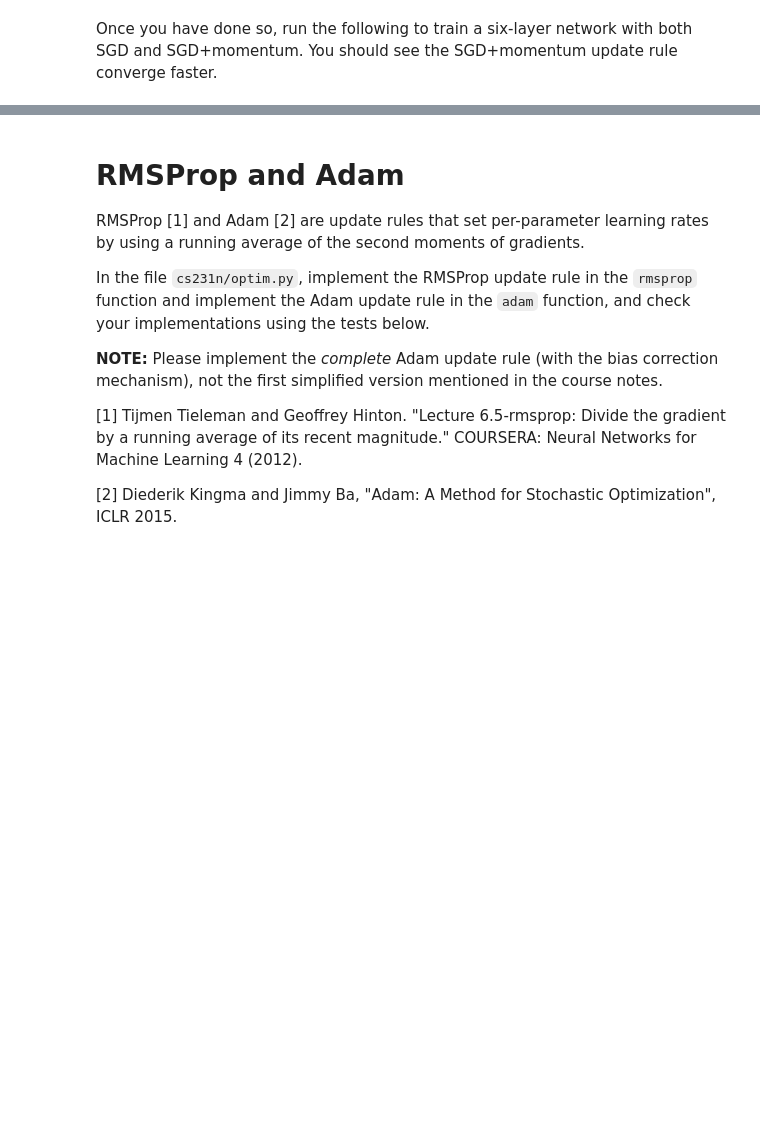
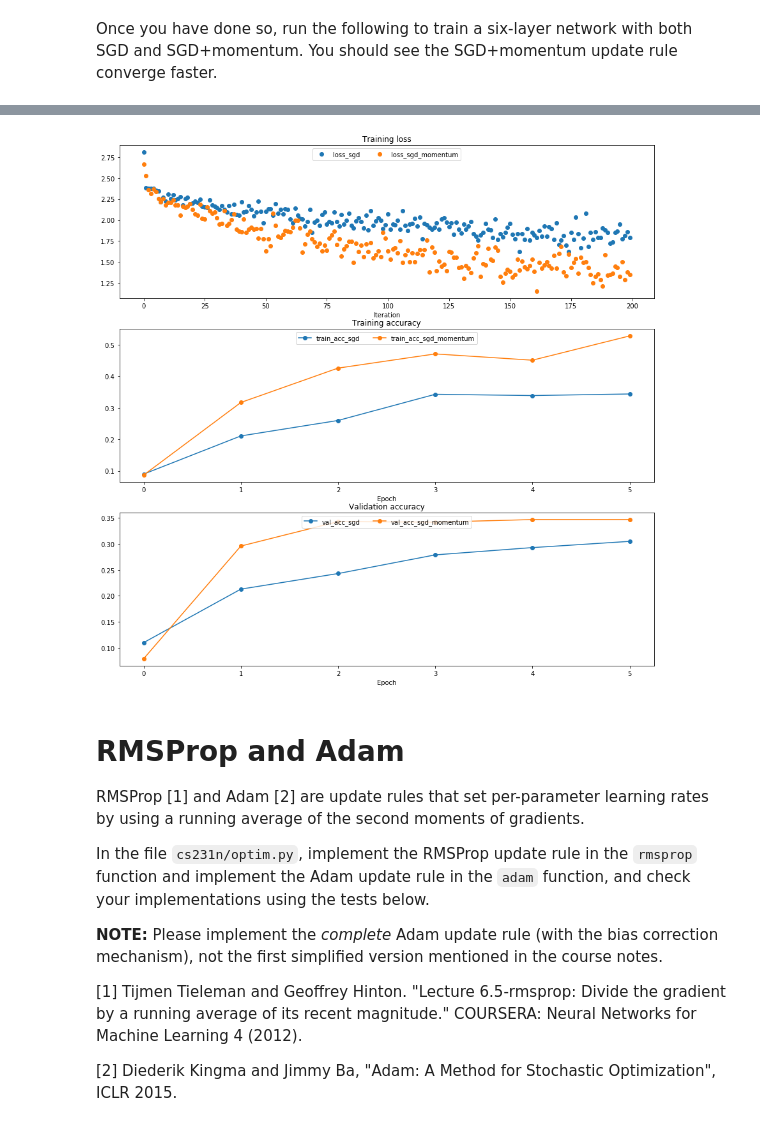
Before and after one commit to chriskhanhtran/CS231n-CV, a Jupyter notebook: assignment2/FullyConnectedNets.ipynb, the cells around one changed output, grey strips where cells are left out. Cells and saved outputs as stored; diff of their text form; code cells hidden in the pictures; blank space fills up the shorter version.

```diff
--- a/assignment2/FullyConnectedNets.ipynb
+++ b/assignment2/FullyConnectedNets.ipynb
@@ -481,30 +597,27 @@ for update_rule in ['sgd', 'sgd_momentum']:
   solver.train()
   print()
 
-plt.subplot(3, 1, 1)
+ax1 = plt.subplot(3, 1, 1)
 plt.title('Training loss')
 plt.xlabel('Iteration')
 
-plt.subplot(3, 1, 2)
+ax2 = plt.subplot(3, 1, 2)
 plt.title('Training accuracy')
 plt.xlabel('Epoch')
 
-plt.subplot(3, 1, 3)
+ax3 = plt.subplot(3, 1, 3)
 plt.title('Validation accuracy')
 plt.xlabel('Epoch')
 
 for update_rule, solver in solvers.items():
-  plt.subplot(3, 1, 1)
-  plt.plot(solver.loss_history, 'o', label="loss_%s" % update_rule)
+  ax1.plot(solver.loss_history, 'o', label="loss_%s" % update_rule)
 
-  plt.subplot(3, 1, 2)
-  plt.plot(solver.train_acc_history, '-o', label="train_acc_%s" % update_rule)
+  ax2.plot(solver.train_acc_history, '-o', label="train_acc_%s" % update_rule)
 
-  plt.subplot(3, 1, 3)
-  plt.plot(solver.val_acc_history, '-o', label="val_acc_%s" % update_rule)
+  ax3.plot(solver.val_acc_history, '-o', label="val_acc_%s" % update_rule)
 
-for i in [1, 2, 3]:
-  plt.subplot(3, 1, i)
-  plt.legend(loc='upper center', ncol=4)
+for axes in [ax1, ax2, ax3]:
+  axes.legend(loc='upper center', ncol=4)
 plt.gcf().set_size_inches(15, 15)
 plt.show()
+# %% [output]
@@ -511,3 +641,4 @@ plt.show()
+[figure, added]
 # %% [markdown]
 # RMSProp and Adam
 RMSProp [1] and Adam [2] are update rules that set per-parameter learning rates by using a running average of the second moments of gradients.
```
Also changed, not shown: parts of 24 cells of this notebook, 3 other files.
